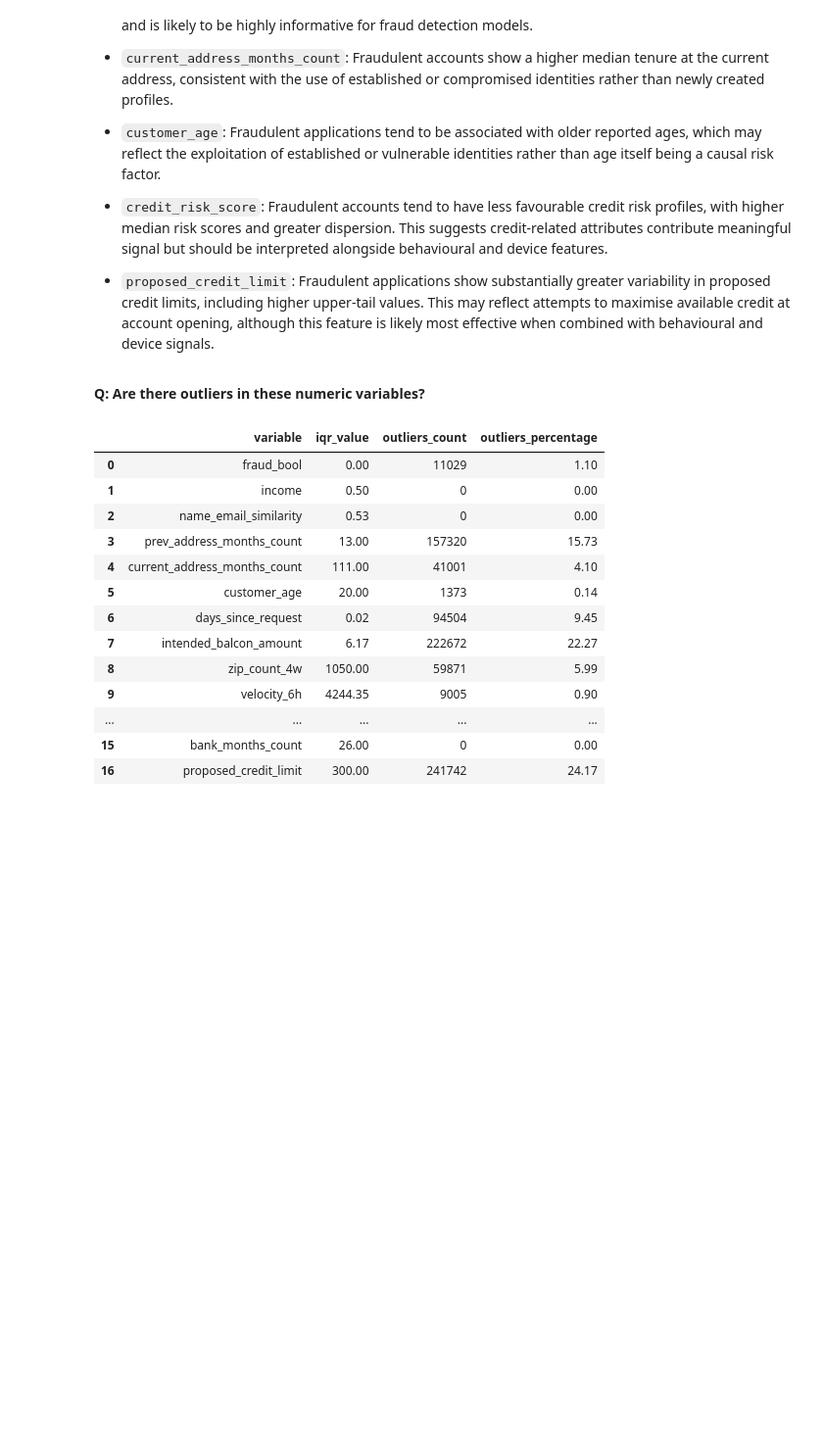
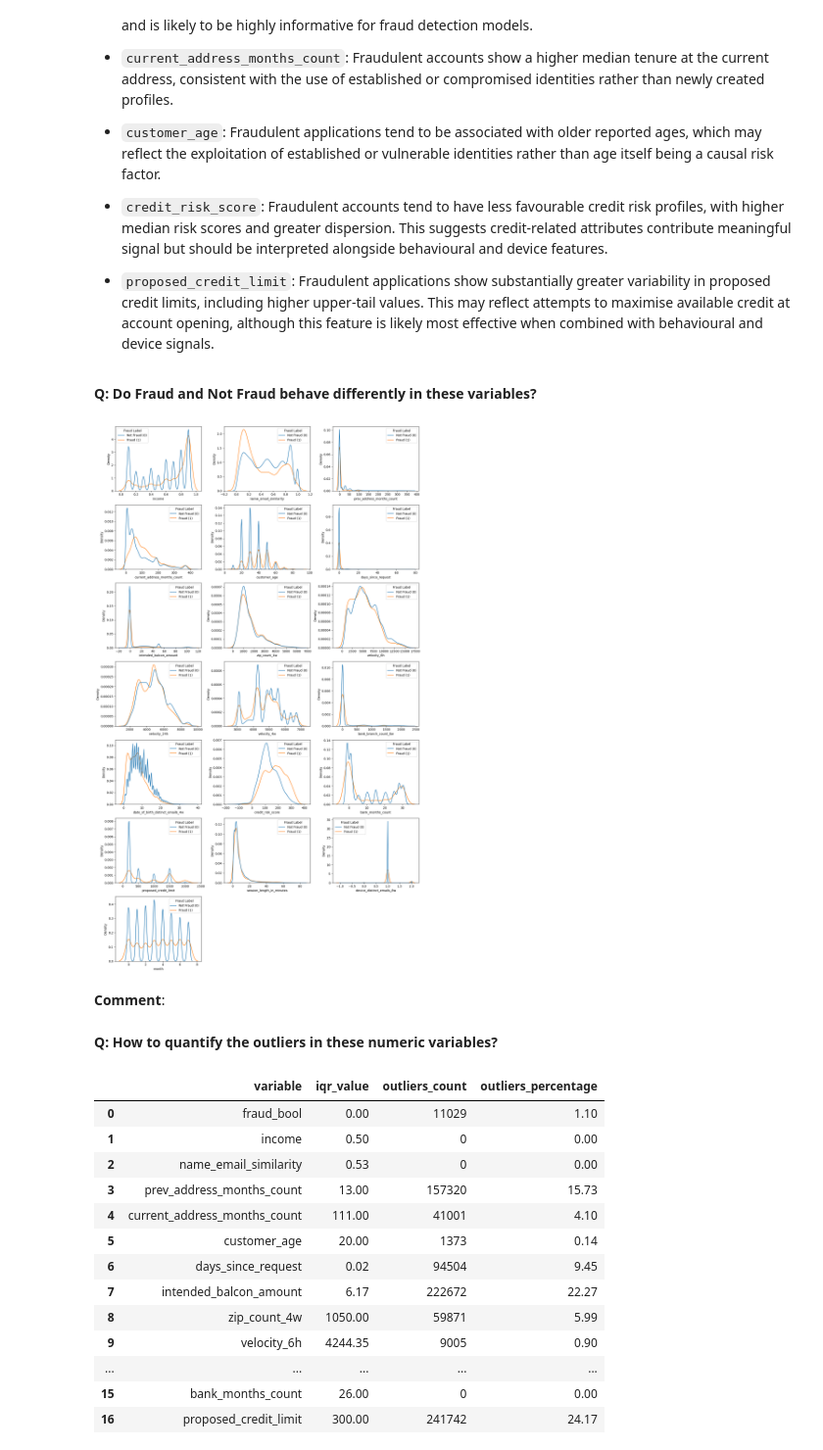
Before and after one commit to mrlizhaozhi/fraud-detection-data-analytics-and-modelling, a Jupyter notebook: BAF-Fraud-Detection-Models.ipynb, the cells around one changed output. Shown at 98% size. Cells and saved outputs as stored; diff of their text form; code cells hidden in the pictures; blank space fills up the shorter version.

```diff
--- a/BAF-Fraud-Detection-Models.ipynb
+++ b/BAF-Fraud-Detection-Models.ipynb
@@ -125,7 +125,7 @@ Data quality assessment focuses on 1) making sure that the original data is corr
 pd.set_option('display.max_columns', None)
 
 # set file paths and import raw data, check import status
-base_original = pd.read_csv(r"D:\我的文檔\數據分析專案集\Feedzai Bank Account Fraud Dataset\Feedzai Bank Account Fraud Dataset\Base.csv")
+base_original = pd.read_csv(r"D:\我的文檔\職業與學習\專案列表 - 數據分析\Feedzai Bank Account Fraud Dataset\Feedzai Bank Account Fraud Dataset\Base.csv")
 base_original.head()
 # %% [output]
 |  | fraud_bool | income | name_email_similarity | prev_address_months_count | current_address_months_count | customer_age | ... |
@@ -627,8 +627,41 @@ plt.show()
 - `credit_risk_score`: Fraudulent accounts tend to have less favourable credit risk profiles, with higher median risk scores and greater dispersion. This suggests credit-related attributes contribute meaningful signal but should be interpreted alongside behavioural and device features.
 
 - `proposed_credit_limit`: Fraudulent applications show substantially greater variability in proposed credit limits, including higher upper-tail values. This may reflect attempts to maximise available credit at account opening, although this feature is likely most effective when combined with behavioural and device signals.
+# %% [markdown]
+**Q: Do Fraud and Not Fraud behave differently in these variables?**
+# %%
+# create a KDE plots to compare distributions between fraud and not fraud
+fig, axes = plt.subplots(7, 3, figsize=(15,25))
+
+# flatten axes
+axes_flat = axes.flatten()
+
+# loop through and plot data
+for i, variable in enumerate(numeric_variables):
+    sns.kdeplot(data=base_numeric_subset, x=variable, hue='fraud_bool', common_norm=False, ax=axes_flat[i])
+    axes_flat[i].set_xlabel(variable)
+
+    # reformat the legends
+    legend = axes_flat[i].get_legend()
+
+    if legend is not None:
+        legend.set_title("Fraud Label")
+        legend.texts[0].set_text("Not Fraud (0)")
+        legend.texts[1].set_text("Fraud (1)")
+
+# hide empty plots
+for ax in axes_flat[len(numeric_variables):]:
+    ax.set_visible(False)
+
+# display the plots
+plt.tight_layout()
+plt.show()
+# %% [output]
+[figure, added]
+# %% [markdown]
+**Comment**:
 # %% [markdown]
-**Q: Are there outliers in these numeric variables?**
+**Q: How to quantify the outliers in these numeric variables?**
 # %%
 # calculate outlier percentage using interquartile range.
 
```
Also changed, not shown: parts of 9 cells of this notebook.
